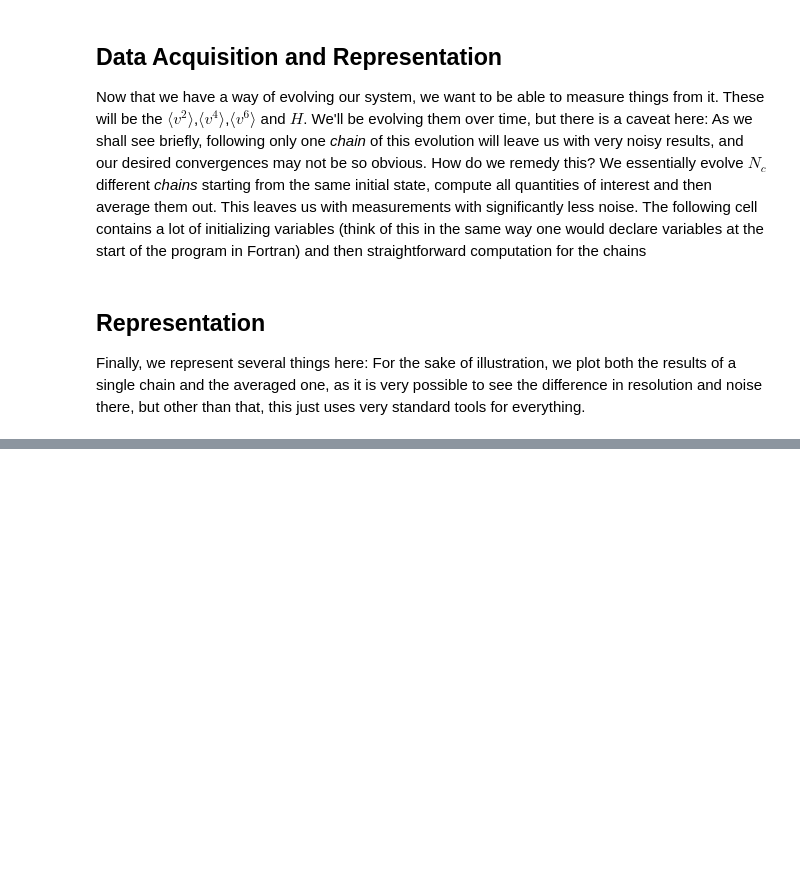
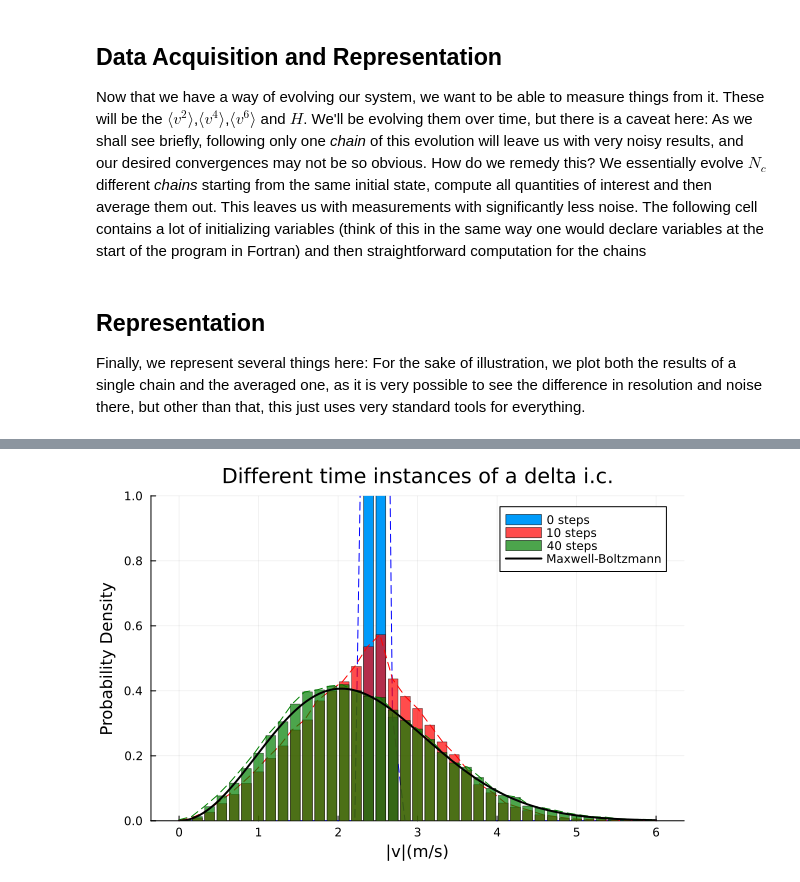
Before and after one commit to BielUsal/BoltzmannNonEq, a Jupyter notebook: NonEq.ipynb, the cells around one changed output, grey strips where cells are left out. Drawn from its saved outputs; the diff is of its cells as text; code cells hidden in the pictures; blank space fills up the shorter version.

```diff
--- a/NonEq.ipynb
+++ b/NonEq.ipynb
@@ -54,7 +54,7 @@ function Sample(r,type)#Inputs are a Radius of sampling and the type of sampling
         return SphereSample(r)
     elseif type == "uniform"
         return [r*(2*rand()-1), r*(2*rand()-1), r*(2*rand()-1)]
-    elseif type == "cauchy"
+    elseif type == "Cauchy"
         return [rand(Cauchy(0,r)), rand(Cauchy(0,r)), rand(Cauchy(0,r))]
     end
 end
@@ -153,6 +155,8 @@ v⁴chain = zeros(tf,chains)
 v⁶chain=zeros(tf,chains)
 Hchain = zeros(tf,chains)
 vmodchain = zeros(N,tf,chains)
+vxchain = zeros(N,tf,chains)
+
 vmodt = zeros(tf,N)
 v² = zeros(tf)
 v⁴ = zeros(tf)
@@ -163,6 +167,7 @@ vinit = copy(v) #This initializes the initial velocity setting, so we can reuse
 for j in 1:chains #Loops over the chains
     v = copy(vinit) #This sets the velocity back to the initial state
     for i in 1:tf #Loops over time/steps
+        vxchain[:,i,j] = v[:,1] #Saves the x-velocity for the histogram
         vmod = AbsoluteVelocity(v) #Calculates the absolute velocity
         vmodchain[:,i,j] = vmod #Saves the absolute velocity for the histogram
         v²chain[i,j]=mean(vmod.^2) #Calculates the second moment
@@ -185,11 +190,11 @@ end
 Finally, we represent several things here: For the sake of illustration, we plot both the results of a single chain and the averaged one, as it is very possible to see the difference in resolution and noise there, but other than that, this just uses very standard tools for everything.
 # %%
 bins = 40
-yrange=10
+yrange=6
 anim = @animate for i in 1:tf
     Histogrammable = fit(Histogram,vmodchain[:,i,1],range(0,yrange,bins)).weights/(yrange/bins*N) #This gives us the histogram that we can plot as a bar graph
-    plot(range(0,yrange,bins),Histogrammable,seriestype=:bar,normalize=:pdf,label="",ylim=(0,0.6),title="Velocity Distribution for Chain 1",xlabel="Velocity(m/s)",ylabel="Probability Density",legend=false)
-    plot!(MaxwellBoltzmann,label="Maxwell-Boltzmann")
+    plot(range(0,yrange,bins),Histogrammable,seriestype=:bar,normalize=:pdf,label="",ylim=(0,0.6),title="Distribution of |v| for a " *SamplingType * " i.c.",xlabel="|v|(m/s)",ylabel="Probability Density",legend=false)
+    plot!(MaxwellBoltzmann,label="Maxwell-Boltzmann",0,yrange)
 end
-gif(anim,"Results/Velocity.gif",fps=1)
+gif(anim,"Results/Velocity_"*SamplingType*".gif",fps=1)
 # %% [output]
@@ -240,0 +276,17 @@ plot(p1,p2,p3,p4, plot_title="Average of 40 Chains")
+# %%
+Histogrammable = zeros(tf,bins-1)
+for i in 1:tf
+    for j in 1:chains
+        Histogrammable[i,:] = Histogrammable[i,:] + fit(Histogram,vmodchain[:,i,j],range(0,yrange,bins)).weights/(yrange/bins*N)
+    end
+end
+Histogrammable = Histogrammable/chains
+plot(range(0,yrange,bins),Histogrammable[1,:],seriestype=:bar,linecolor=:black, linewidth=0.5,label="0 steps",ylim=(0,1),alpha=1,title="Different time instances of a " *SamplingType * " i.c.",xlabel="|v|(m/s)",ylabel="Probability Density")
+plot!(range(0,yrange,bins-1),Histogrammable[1,:],seriestype=:line, linestyle=:dash,linecolor=:blue, linewidth=1,label="",fillcolor=:red)
+plot!(range(0,yrange,bins),Histogrammable[5,:],seriestype=:bar,linecolor=:black, linewidth=0.5,label="10 steps",alpha=0.7,fillcolor=:red)
+plot!(range(0,yrange,bins-1),Histogrammable[5,:],seriestype=:line,linestyle=:dash,linecolor=:red, linewidth=1,label="")
+plot!(range(0,yrange,bins),Histogrammable[40,:],seriestype=:bar,linecolor=:black, linewidth=0.5,label="40 steps",alpha=0.7,fillcolor=:green)
+plot!(range(0,yrange,bins-1),Histogrammable[40,:],seriestype=:line,linestyle=:dash,linecolor=:green, linewidth=1,label="")
+plot!(MaxwellBoltzmann,label="Maxwell-Boltzmann",0,yrange,linewidth=2,color=:black)
+# %% [output]
+[figure, added]
```
Also changed, not shown: parts of 7 cells of this notebook, 25 other files.
